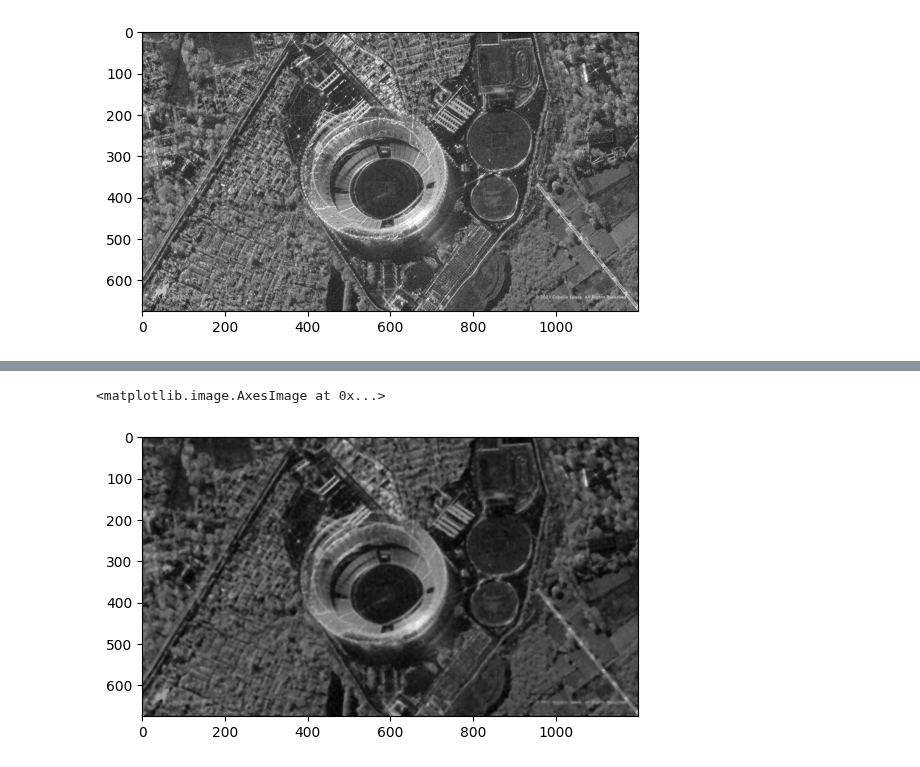
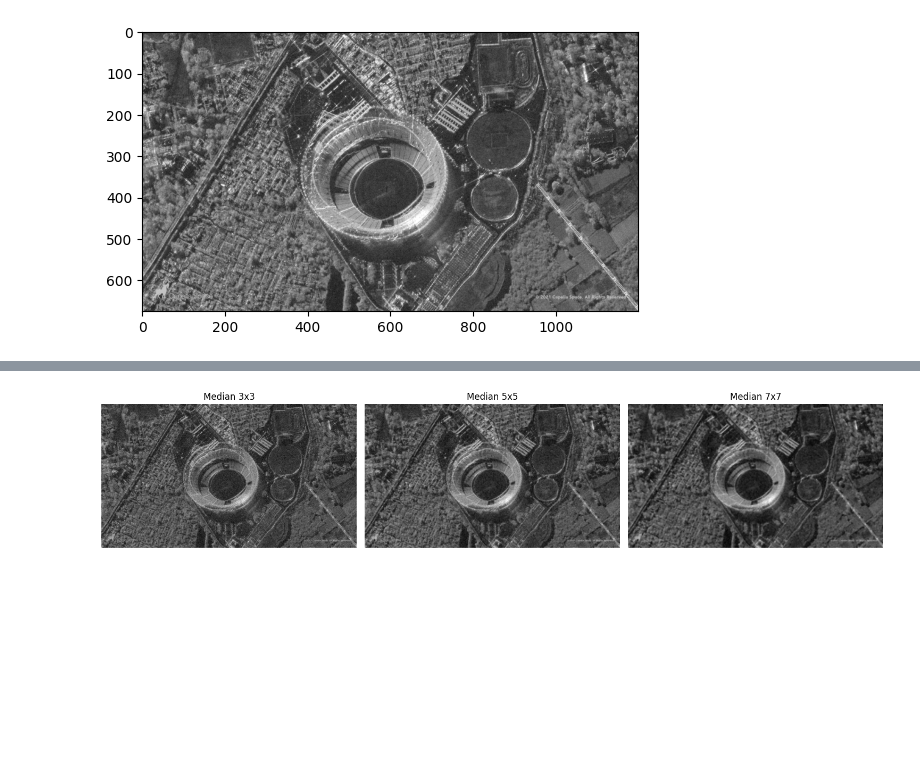
Before and after one commit to Rigtsu/image_processing, a Jupyter notebook: hw2.ipynb, the cells around one changed output, grey strips where cells are left out. Drawn from its saved outputs; the diff is of its cells as text; code cells hidden in the pictures; blank space fills up the shorter version.

```diff
--- a/hw2.ipynb
+++ b/hw2.ipynb
@@ -48 +55,12 @@ plt.imshow(image_noise_constant, cmap="gray")
+# %%
+mean = 0
+stddev = 25
+
+noise_gauss = np.zeros(image_gray.shape, np.int16)
+cv2.randn(noise_gauss, mean, stddev)
+
+image_noise_gauss = np.clip(
+    image_gray.astype(np.int16) + noise_gauss,
+    0, 255
+).astype(np.uint8)
 # %%
@@ -63,8 +70,21 @@ plt.imshow(median_gauss_5, cmap="gray")
-# %%
-plt.imshow(median_gauss_7, cmap="gray")
-# %% [output]
-<matplotlib.image.AxesImage at 0x...>
-[figure, removed]
+# %%
+fig, ax = plt.subplots(1, 3, figsize=(15, 5))
+
+images = [
+    (median_gauss_3, 'Median 3x3'),
+    (median_gauss_5, 'Median 5x5'),
+    (median_gauss_7, 'Median 7x7')
+]
+
+for a, (img, title) in zip(ax, images):
+    a.imshow(img, cmap='gray')
+    a.set_title(title)
+    a.axis('off')
+
+plt.tight_layout()
+plt.show()
+# %% [output]
+[figure, added]
 # %%
 gauss_3 = cv2.GaussianBlur(image_noise_gauss, (3, 3), 0)
 gauss_5 = cv2.GaussianBlur(image_noise_gauss, (5, 5), 0)
```
Also changed, not shown: parts of 27 cells of this notebook.
